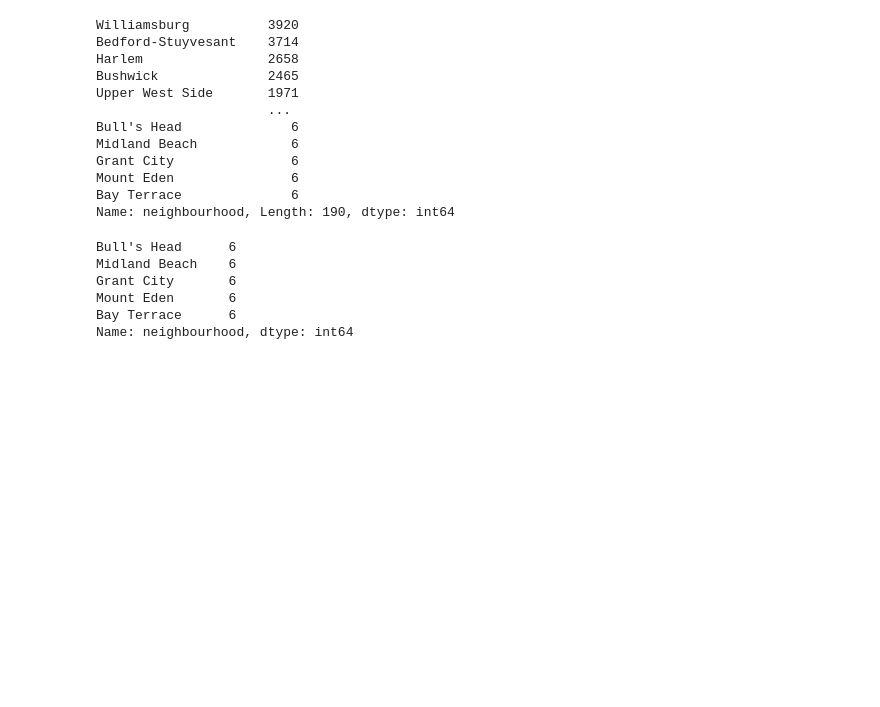
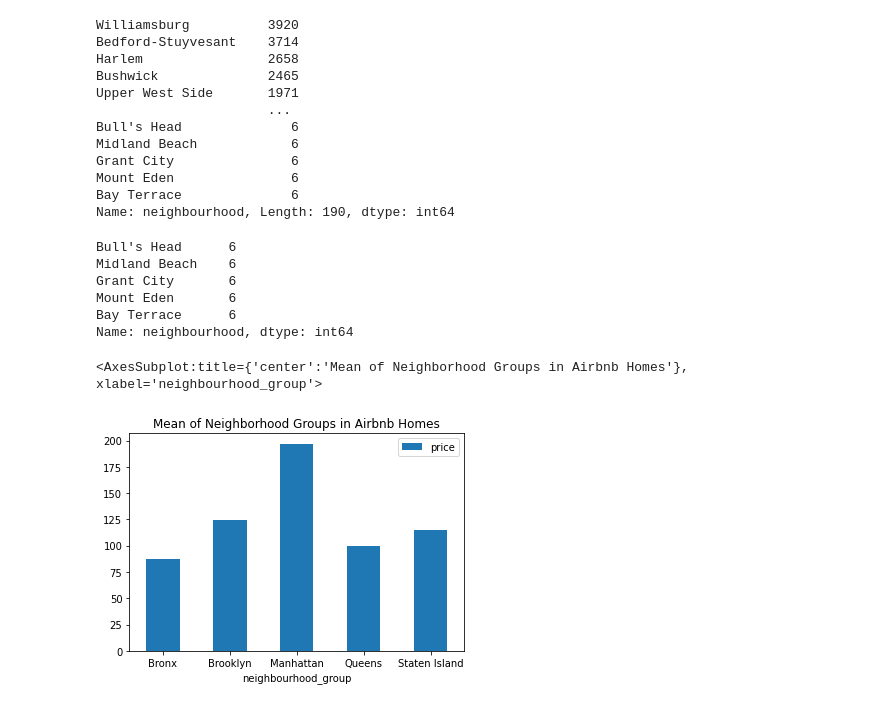
Before and after one commit to svishwanathan01/cse351-hw1, a Jupyter notebook: cse351_hw1_Sabareesh_Vishwanathan_112585006.ipynb, the cells around one changed output. Saved outputs shown, nothing was run; the diff lists cells and outputs as text; code cells hidden in the pictures; blank space fills up the shorter version.

```diff
--- a/cse351_hw1_Sabareesh_Vishwanathan_112585006.ipynb
+++ b/cse351_hw1_Sabareesh_Vishwanathan_112585006.ipynb
@@ -140,0 +139,7 @@ Name: neighbourhood, dtype: int64
+# %%
+# type(df.groupby('neighbourhood_group')['price'].mean().to_frame())
+ngdf = df.groupby('neighbourhood_group')['price'].mean().to_frame()
+ngdf.plot.bar(y='price', rot=0, title='Mean of Neighborhood Groups in Airbnb Homes')
+# %% [output]
+<AxesSubplot:title={'center':'Mean of Neighborhood Groups in Airbnb Homes'}, xlabel='neighbourhood_group'>
+[figure, added]
```
Also changed, not shown: parts of 4 cells of this notebook.
